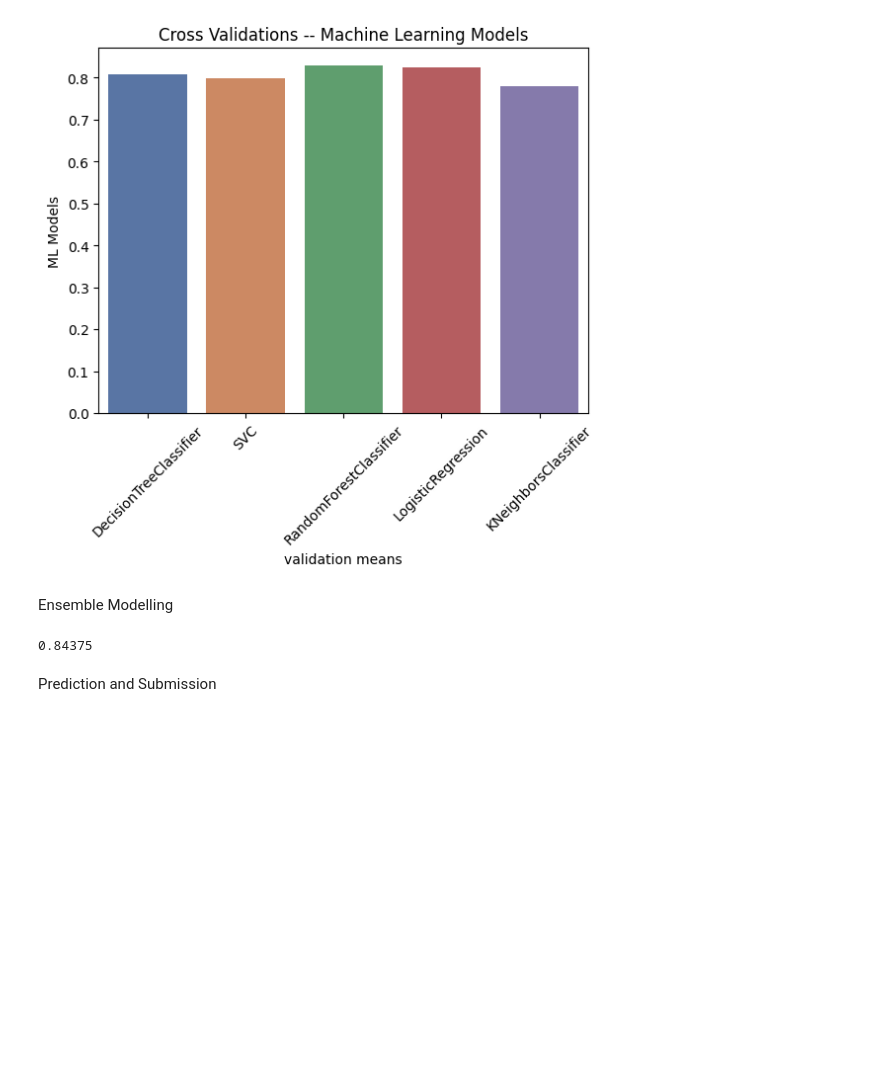
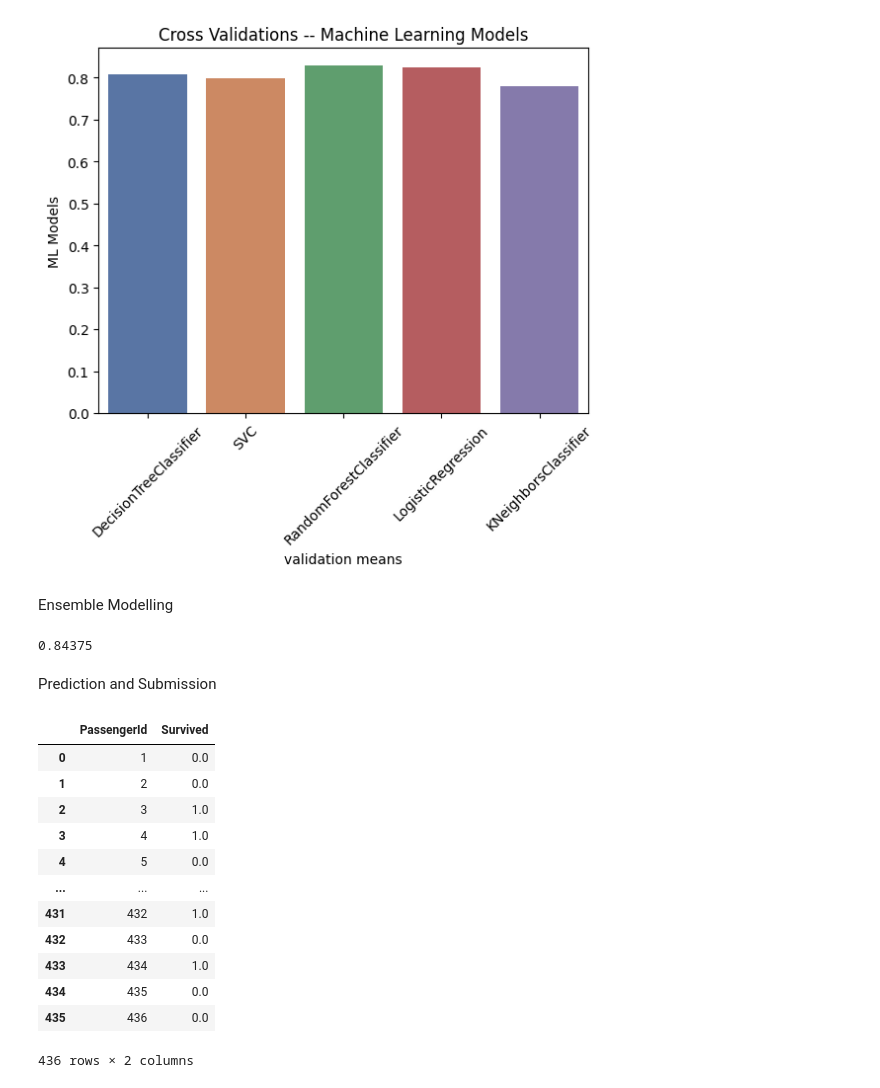
Before and after one commit to MertHasanAslan/titanic_ml, a Jupyter notebook: src/titanic_ml.ipynb, the cells around one changed output. Saved outputs shown, nothing was run; the diff lists cells and outputs as text; code cells hidden in the pictures; blank space fills up the shorter version.

```diff
--- a/src/titanic_ml.ipynb
+++ b/src/titanic_ml.ipynb
@@ -353,6 +353,7 @@ train_df_without_outlier
 ##### Outlier Detection
 # %%
 full_df = pd.concat([train_df, test_df], axis = 0).reset_index(drop= True)
+pass_id = full_df["PassengerId"]
 # %% [markdown]
 <a id = "9"></a><br>
 Find Missing Values
@@ -1045,3 +1046,24 @@ print(accuracy_score(voting_clf.predict(x_test), y_test))
 0.84375
 # %% [markdown]
 Prediction and Submission
+# %%
+test_survived = pd.Series(voting_clf.predict(test_df), name="Survived").astype(int)
+res = pd.concat([pass_id, test_survived], axis= 1)
+res = res[:int(1308/3)]
+res.to_csv("titanic.csv", index= False)
+# %%
+res
+# %% [output]
+|  | PassengerId | Survived |
+| 0 | 1 | 0.0 |
+| 1 | 2 | 0.0 |
+| 2 | 3 | 1.0 |
+| 3 | 4 | 1.0 |
+| 4 | 5 | 0.0 |
+| ... | ... | ... |
+| 431 | 432 | 1.0 |
+| 432 | 433 | 0.0 |
+| 433 | 434 | 1.0 |
+| 434 | 435 | 0.0 |
+| 435 | 436 | 0.0 |
+436 rows × 2 columns
```
Also changed, not shown: parts of 5 cells of this notebook, 1 other file.
